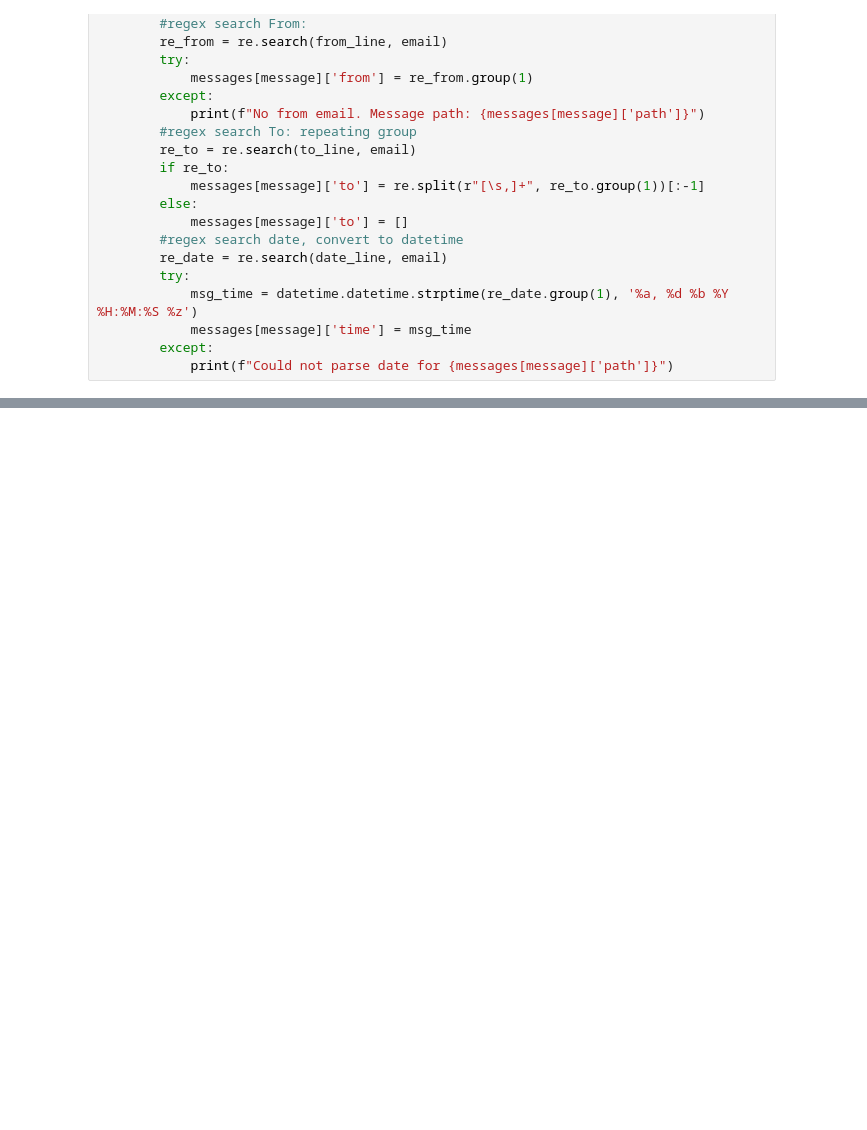
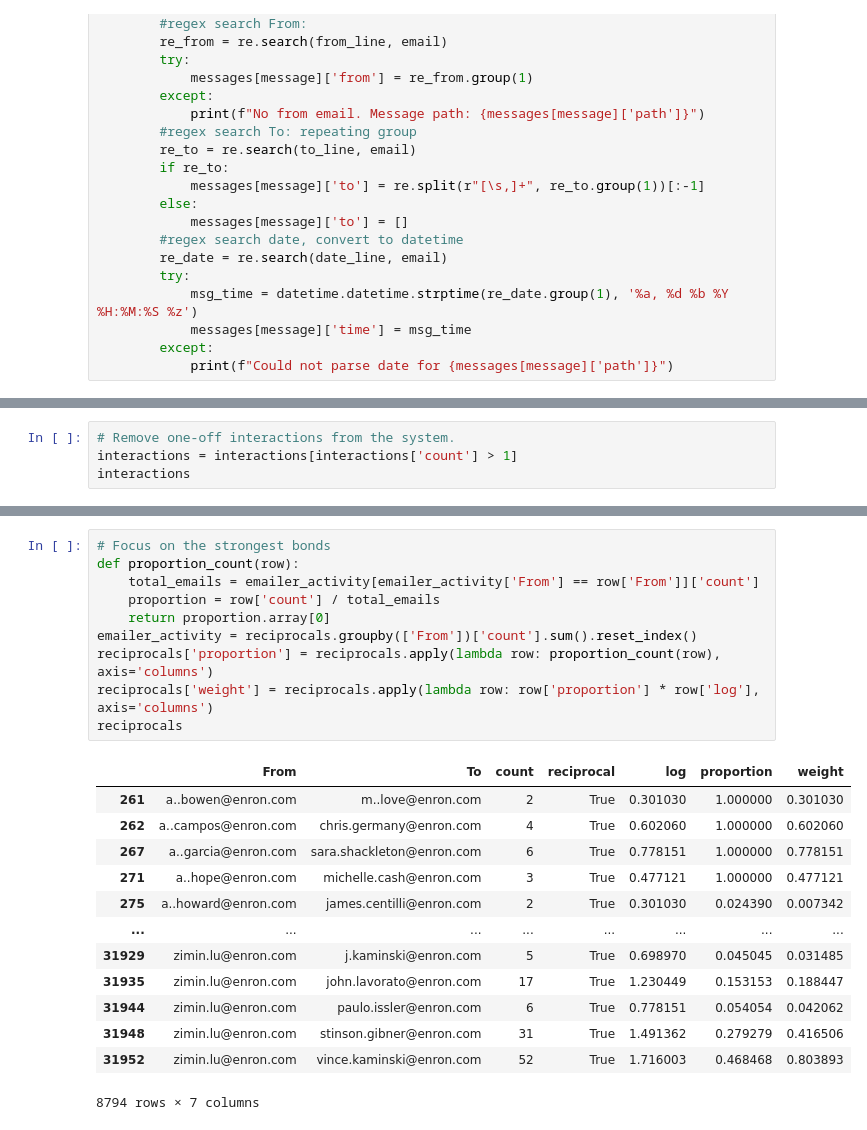
Before and after one commit to cyfirgit/applications, a Jupyter notebook: enron/network_analysis.ipynb, the cells around one changed output, grey strips where cells are left out. Saved outputs shown, nothing was run; the diff lists cells and outputs as text; blank space fills up the shorter version.

```diff
--- a/enron/network_analysis.ipynb
+++ b/enron/network_analysis.ipynb
@@ -80,0 +182,4 @@ pprint.pprint(errors)
+# %%
+# Remove one-off interactions from the system.
+interactions = interactions[interactions['count'] > 1]
+interactions
@@ -80,0 +244,24 @@ pprint.pprint(errors)
+# %%
+# Focus on the strongest bonds
+def proportion_count(row):
+    total_emails = emailer_activity[emailer_activity['From'] == row['From']]['count']
+    proportion = row['count'] / total_emails
+    return proportion.array[0]
+emailer_activity = reciprocals.groupby(['From'])['count'].sum().reset_index()
+reciprocals['proportion'] = reciprocals.apply(lambda row: proportion_count(row), axis='columns')
+reciprocals['weight'] = reciprocals.apply(lambda row: row['proportion'] * row['log'], axis='columns')
+reciprocals
+# %% [output]
+|  | From | To | count | reciprocal | log | proportion | weight |
+| 261 | a..bowen@enron.com | m..love@enron.com | 2 | True | 0.301030 | 1.000000 | 0.301030 |
+| 262 | a..campos@enron.com | chris.germany@enron.com | 4 | True | 0.602060 | 1.000000 | 0.602060 |
+| 267 | a..garcia@enron.com | sara.shackleton@enron.com | 6 | True | 0.778151 | 1.000000 | 0.778151 |
+| 271 | a..hope@enron.com | michelle.cash@enron.com | 3 | True | 0.477121 | 1.000000 | 0.477121 |
+| 275 | a..howard@enron.com | james.centilli@enron.com | 2 | True | 0.301030 | 0.024390 | 0.007342 |
+| ... | ... | ... | ... | ... | ... | ... | ... |
+| 31929 | zimin.lu@enron.com | j.kaminski@enron.com | 5 | True | 0.698970 | 0.045045 | 0.031485 |
+| 31935 | zimin.lu@enron.com | john.lavorato@enron.com | 17 | True | 1.230449 | 0.153153 | 0.188447 |
+| 31944 | zimin.lu@enron.com | paulo.issler@enron.com | 6 | True | 0.778151 | 0.054054 | 0.042062 |
+| 31948 | zimin.lu@enron.com | stinson.gibner@enron.com | 31 | True | 1.491362 | 0.279279 | 0.416506 |
+| 31952 | zimin.lu@enron.com | vince.kaminski@enron.com | 52 | True | 1.716003 | 0.468468 | 0.803893 |
+8794 rows × 7 columns
```
Also changed, not shown: parts of 19 cells of this notebook.
